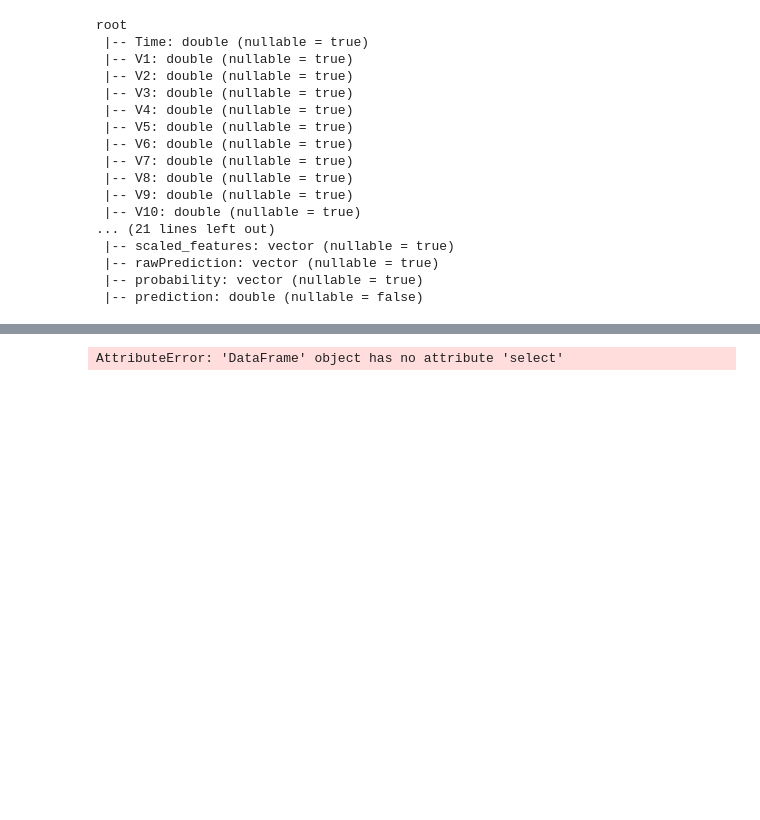
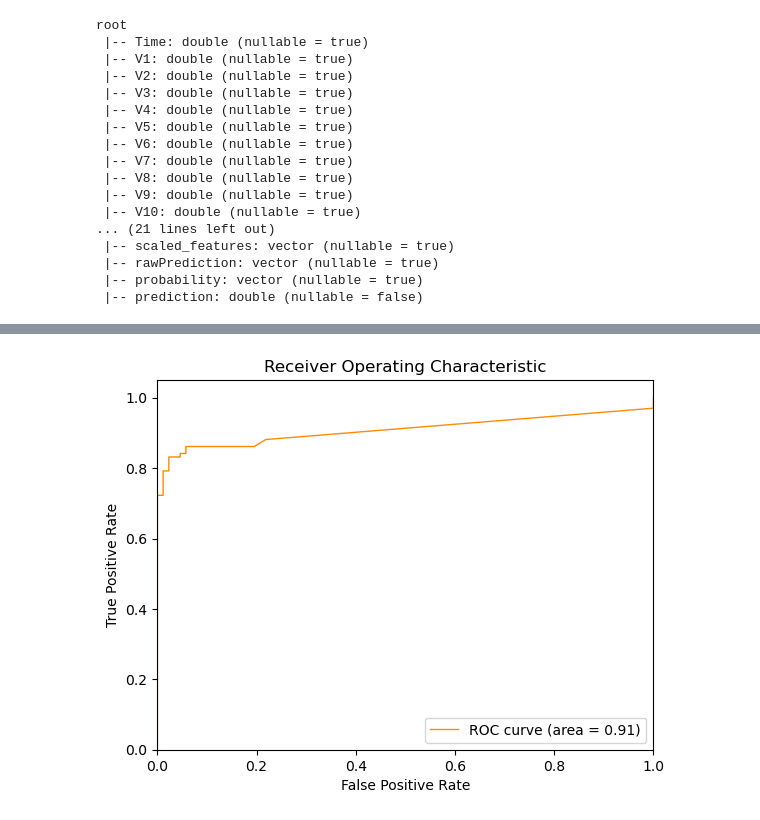
Before and after one commit to A-N1khil/credit-card-fraud-detection-pyspark, a Jupyter notebook: pipelining.ipynb, the cells around one changed output, grey strips where cells are left out. Saved outputs shown, nothing was run; the diff lists cells and outputs as text; code cells hidden in the pictures; blank space fills up the shorter version.

```diff
--- a/pipelining.ipynb
+++ b/pipelining.ipynb
@@ -10,2 +13,2 @@ from preprocessing.preprocessor import split_data, class_imbalance
 # %%
-spark = SparkSession.builder.appName("Pipeline").getOrCreate()
+spark = SparkSession.builder.appName("Pipeline").config('spark.executor.cores', 8).getOrCreate()
@@ -98,7 +85,7 @@ Test data count: 56762
 # Fit the pipeline with unbalanced data
 import time
 start = time.perf_counter()
-pipeline_model = pipeline.fit(train_unsplit)
+pipeline_model = pipeline.fit(train_split)
 end = time.perf_counter()
 print(f"Time taken for training: {end-start:.6f}s")
 # %% [output]
@@ -107,7 +93,7 @@ Time taken for training: 1.126900s
 # %%
 # Make predictions
 start = time.perf_counter()
-predictions = pipeline_model.transform(test_unsplit)
+predictions = pipeline_model.transform(test_split)
 end = time.perf_counter()
 print(f"Time taken for prediction: {end-start:.6f}s")
 # %% [output]
@@ -149,29 +146,26 @@ Area under ROC: 0.9847613183879208
 # %%
 # Plot ROC curve
 import matplotlib.pyplot as plt
 from sklearn.metrics import roc_curve, auc
 
 # Convert the predictions to a Pandas DataFrame
 predictions_df = predictions.select('Class', 'probability').toPandas()
 
 # Get the false positive rate and true positive rate
-y_true = predictions_df.select("Class").rdd.flatMap(lambda x: x).collect()
-y_scores = predictions_df.select("probability").rdd.flatMap(lambda x: x[0][1]).collect()
-
-fpr, tpr, _ = roc_curve(y_true, y_scores)
+fpr, tpr, _ = roc_curve(predictions_df['Class'], predictions_df['probability'].apply(lambda x: x[1]))
 
 # Calculate the AUC
 roc_auc = auc(fpr, tpr)
 
 # Plot the ROC curve
 plt.figure()
 plt.plot(fpr, tpr, color='darkorange', lw=1, label=f'ROC curve (area = {roc_auc:.2f})')
 plt.xlim([0.0, 1.0])
 plt.ylim([0.0, 1.05])
 plt.xlabel('False Positive Rate')
 plt.ylabel('True Positive Rate')
 plt.title('Receiver Operating Characteristic')
 plt.legend(loc="lower right")
 plt.show()
 # %% [output]
-AttributeError: 'DataFrame' object has no attribute 'select'
+[figure, added]
```
Also changed, not shown: parts of 11 cells of this notebook, 17 other files.
